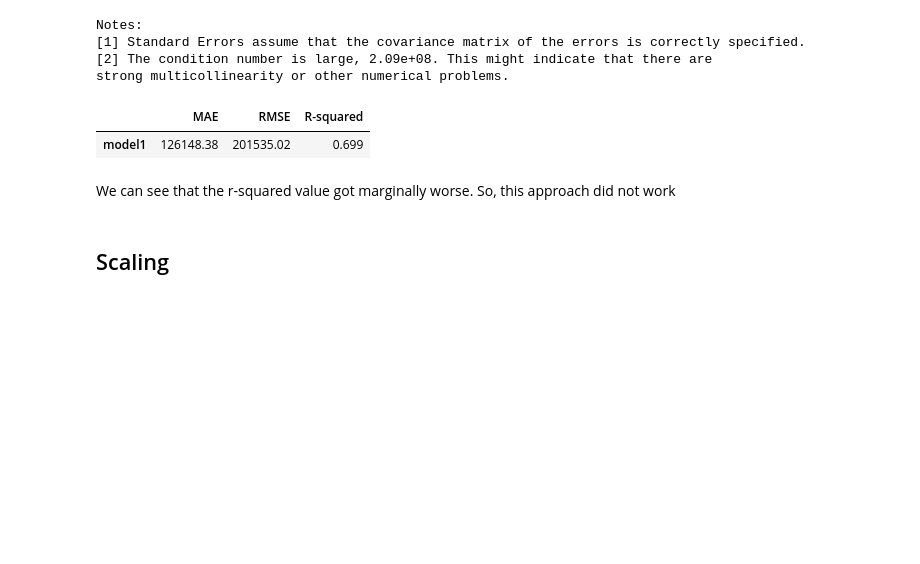
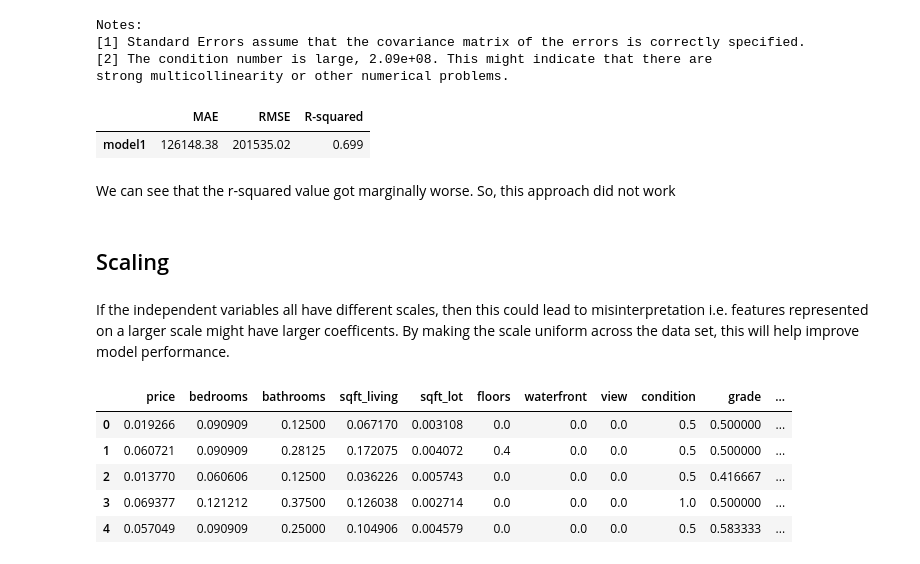
Before and after one commit to rahulakrish/linear_regression, a Jupyter notebook: notebook.ipynb, the cells around one changed output. Saved outputs shown, nothing was run; the diff lists cells and outputs as text; code cells hidden in the pictures; blank space fills up the shorter version.

```diff
--- a/notebook.ipynb
+++ b/notebook.ipynb
@@ -397,3 +397,22 @@ model_metrics(model1,'model1')
 We can see that the r-squared value got marginally worse. So, this approach did not work
 # %% [markdown]
 ## Scaling
+# %% [markdown]
+If the independent variables all have different scales, then this could lead to misinterpretation i.e. features represented on a larger scale might have larger coefficents. By making the scale uniform across the data set, this will help improve model performance.
+# %%
+from sklearn.preprocessing import MinMaxScaler
+
+#initialize the scaler
+scaler = MinMaxScaler()
+
+#fit the sclaer on the data
+scale_df = pd.DataFrame(scaler.fit_transform(df),columns=df.columns)
+
+scale_df.head()
+# %% [output]
+|  | price | bedrooms | bathrooms | sqft_living | sqft_lot | floors | waterfront | view | condition | grade | ... |
+| 0 | 0.019266 | 0.090909 | 0.12500 | 0.067170 | 0.003108 | 0.0 | 0.0 | 0.0 | 0.5 | 0.500000 | ... |
+| 1 | 0.060721 | 0.090909 | 0.28125 | 0.172075 | 0.004072 | 0.4 | 0.0 | 0.0 | 0.5 | 0.500000 | ... |
+| 2 | 0.013770 | 0.060606 | 0.12500 | 0.036226 | 0.005743 | 0.0 | 0.0 | 0.0 | 0.5 | 0.416667 | ... |
+| 3 | 0.069377 | 0.121212 | 0.37500 | 0.126038 | 0.002714 | 0.0 | 0.0 | 0.0 | 1.0 | 0.500000 | ... |
+| 4 | 0.057049 | 0.090909 | 0.25000 | 0.104906 | 0.004579 | 0.0 | 0.0 | 0.0 | 0.5 | 0.583333 | ... |
```
Also changed, not shown: parts of 11 cells of this notebook.
